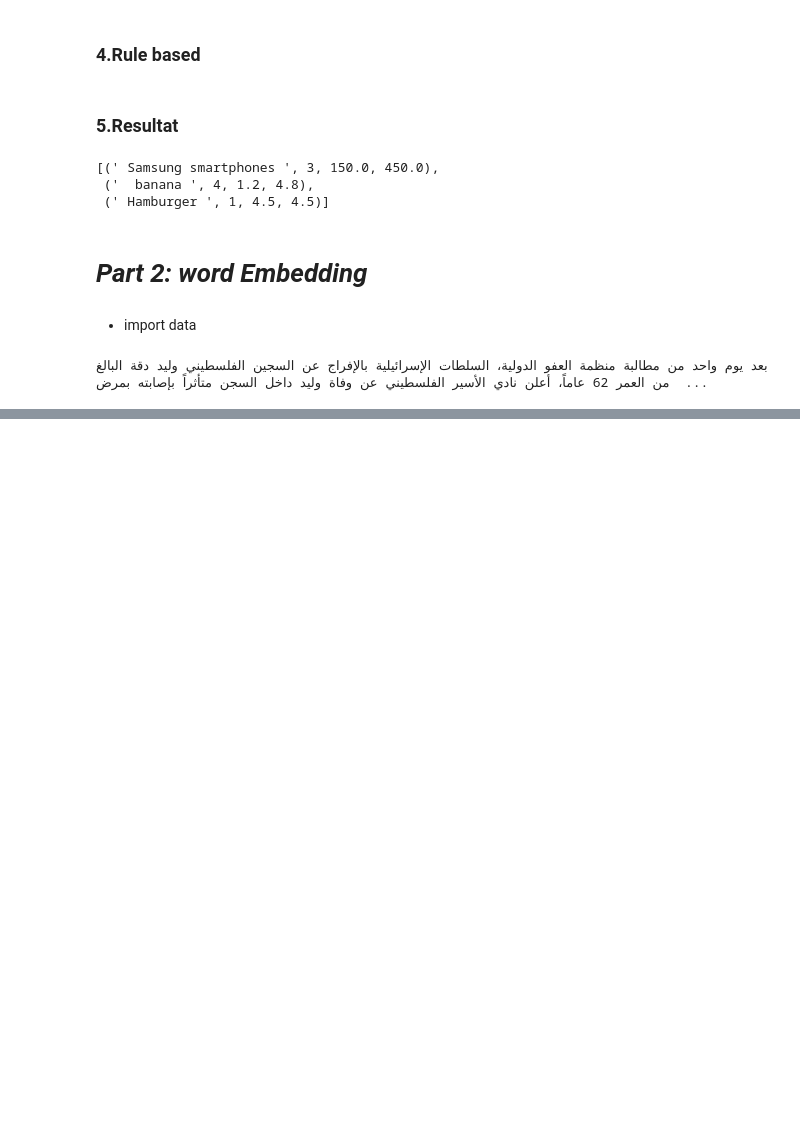
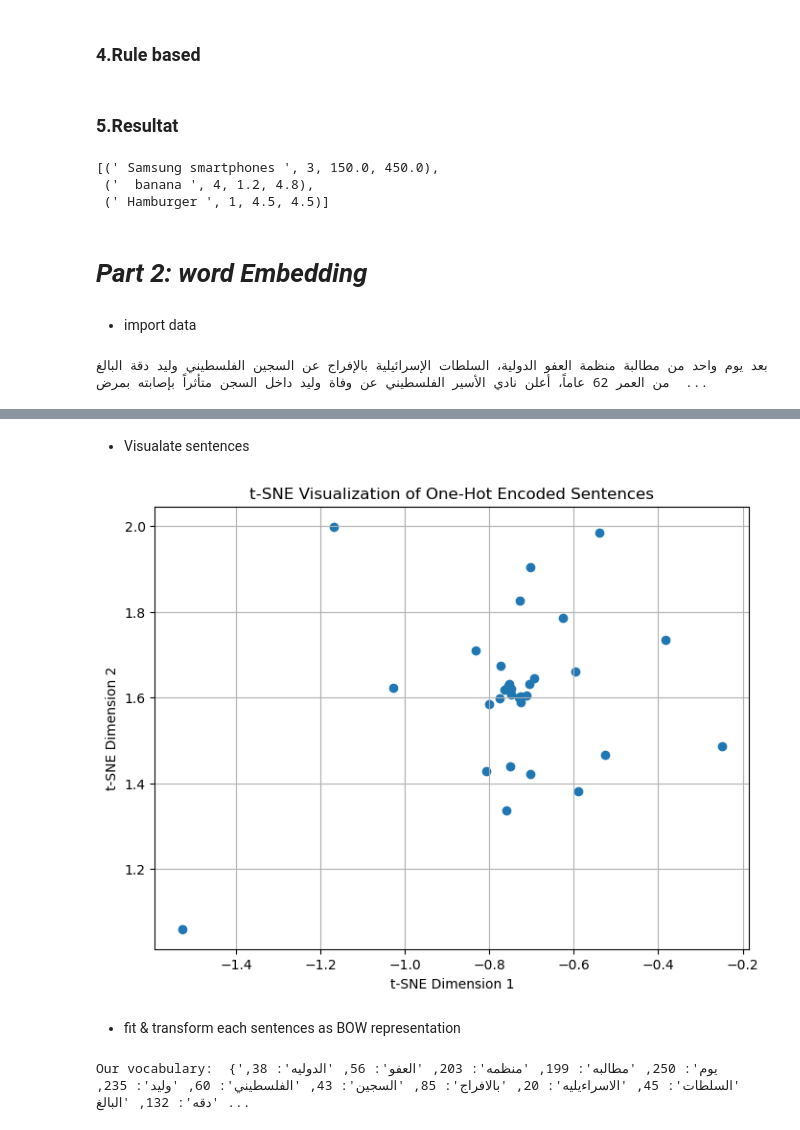
Before and after one commit to Marouan19/Lab_2_NLP, a Jupyter notebook: Code_source.ipynb, the cells around one changed output, grey strips where cells are left out. Cells and saved outputs as stored; diff of their text form; code cells hidden in the pictures; blank space fills up the shorter version.

```diff
--- a/Code_source.ipynb
+++ b/Code_source.ipynb
@@ -134,0 +267,25 @@ ValueError: Shape of passed values is (1, 473), indices imply (1, 1)
+# %%
+# Tokenize each sentence into words
+tokenized_sentences = [sentence.split() for sentence in cleaned_sent_tokens]
+
+# Create a vocabulary list
+vocabulary = set(word for sentence in tokenized_sentences for word in sentence)
+
+# Assign a unique index to each word in the vocabulary
+word_to_index = {word: idx for idx, word in enumerate(vocabulary)}
+
+# Function to encode a sentence into a one-hot vector
+def one_hot_encode(sentence):
+    encoded_sentence = np.zeros(len(vocabulary))
+    for word in sentence.split():
+        if word in word_to_index:
+            index = word_to_index[word]
+            encoded_sentence[index] = 1
+    return encoded_sentence
+
+# Apply one-hot encoding to each sentence
+one_hot_encoded_sentences = [one_hot_encode(sentence) for sentence in cleaned_sent_tokens]
+
+# Print the one-hot encoded sentences
+for i, encoded_sentence in enumerate(one_hot_encoded_sentences):
+    print(f"Sentence {i + 1}:\n{encoded_sentence}\n")
@@ -134,0 +310,38 @@ ValueError: Shape of passed values is (1, 473), indices imply (1, 1)
+# %% [markdown]
+* Visualate sentences
+# %%
+import numpy as np
+import matplotlib.pyplot as plt
+from sklearn.manifold import TSNE
+
+# Convert to NumPy array
+X = np.array(one_hot_encoded_sentences)
+
+# Perform t-SNE dimensionality reduction
+tsne = TSNE(n_components=2, random_state=42)
+X_embedded = tsne.fit_transform(X)
+
+# Plot the t-SNE embeddings
+plt.figure(figsize=(8, 6))
+plt.scatter(X_embedded[:, 0], X_embedded[:, 1])
+plt.title('t-SNE Visualization of One-Hot Encoded Sentences')
+plt.xlabel('t-SNE Dimension 1')
+plt.ylabel('t-SNE Dimension 2')
+plt.grid(True)
+plt.show()
+# %% [output]
+[figure, added]
+# %% [markdown]
+* fit & transform each sentences as BOW representation
+# %%
+from sklearn.feature_extraction.text import CountVectorizer
+#CountVectorizer : Convert a collection of text documents to a matrix of token counts.
+count_vect = CountVectorizer()
+
+# fit & transform will represent each sentences as BOW representation
+BOW = count_vect.fit_transform(cleaned_sent_tokens)
+
+# Get the vocabulary
+print("Our vocabulary: ", count_vect.vocabulary_)
+# %% [output]
+Our vocabulary:  {'يوم': 250, 'مطالبه': 199, 'منظمه': 203, 'العفو': 56, 'الدوليه': 38, 'السلطات': 45, 'الاسراءيليه': 20, 'بالافراج': 85, 'السجين': 43, 'الفلسطيني': 60, 'وليد': 235, 'دقه': 132, 'البالغ ...
```
Also changed, not shown: parts of 50 cells of this notebook, 1 other file.
